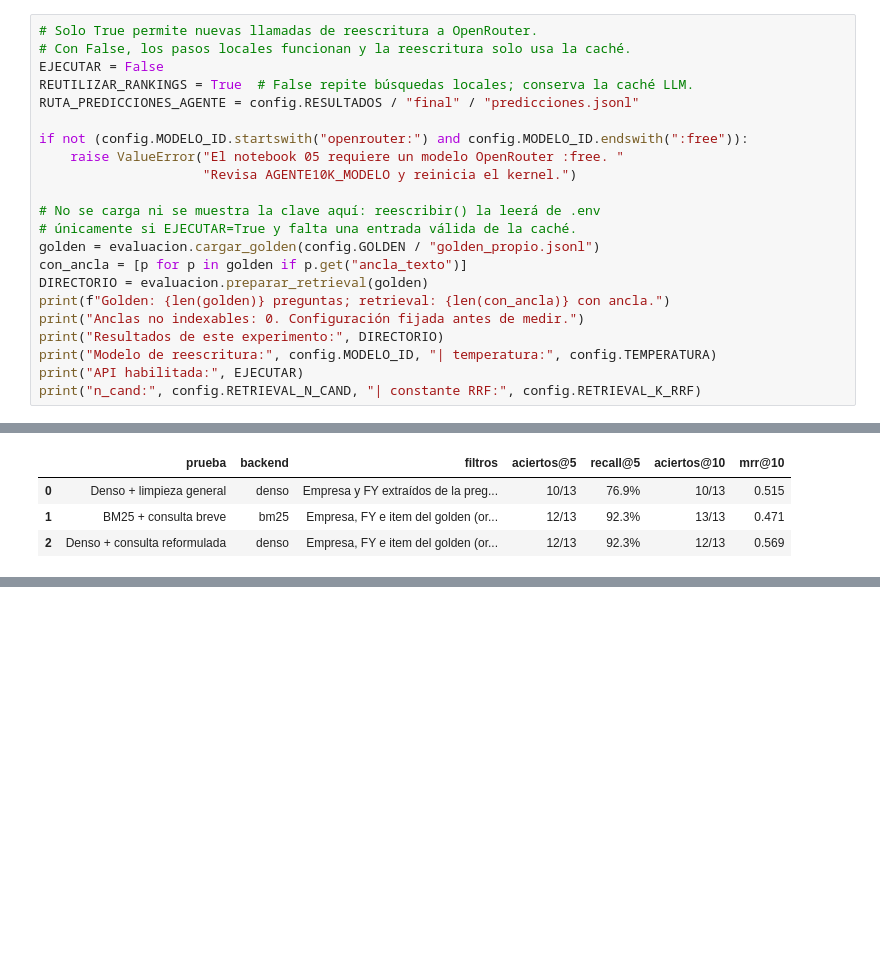
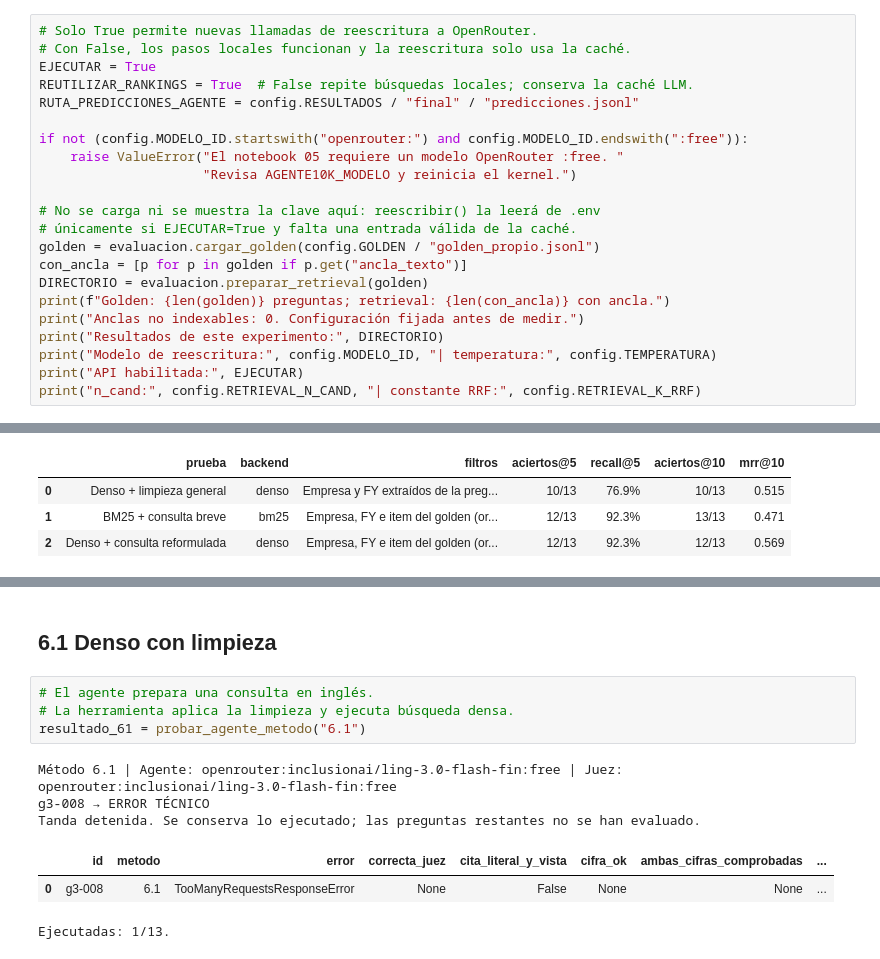
Before and after one commit to Romequinco/10k-financial-agent, a Jupyter notebook: notebooks/05_mejora_retrieval.ipynb, the cells around one changed output, grey strips where cells are left out. Saved outputs shown, nothing was run; the diff lists cells and outputs as text; blank space fills up the shorter version.

```diff
--- a/notebooks/05_mejora_retrieval.ipynb
+++ b/notebooks/05_mejora_retrieval.ipynb
@@ -29,7 +29,7 @@ Python: c:\Users\Fernando Dapena T\Desktop\Agentes\env_agentes\Scripts\python.ex
 # %%
 # Solo True permite nuevas llamadas de reescritura a OpenRouter.
 # Con False, los pasos locales funcionan y la reescritura solo usa la caché.
-EJECUTAR = False
+EJECUTAR = True
 REUTILIZAR_RANKINGS = True  # False repite búsquedas locales; conserva la caché LLM.
 RUTA_PREDICCIONES_AGENTE = config.RESULTADOS / "final" / "predicciones.jsonl"
 
@@ -525,0 +995,13 @@ Comparación de pruebas exploratorias: consulta manual y filtros indicados en ca
+# %% [markdown]
+## 6.1 Denso con limpieza
+# %%
+# El agente prepara una consulta en inglés.
+# La herramienta aplica la limpieza y ejecuta búsqueda densa.
+resultado_61 = probar_agente_metodo("6.1")
+# %% [output]
+Método 6.1 | Agente: openrouter:inclusionai/ling-3.0-flash-fin:free | Juez: openrouter:inclusionai/ling-3.0-flash-fin:free
+g3-008 → ERROR TÉCNICO
+Tanda detenida. Se conserva lo ejecutado; las preguntas restantes no se han evaluado.
+|  | id | metodo | error | correcta_juez | cita_literal_y_vista | cifra_ok | ambas_cifras_comprobadas | ... |
+| 0 | g3-008 | 6.1 | TooManyRequestsResponseError | None | False | None | None | ... |
+Ejecutadas: 1/13.
```
Also changed, not shown: parts of 15 cells of this notebook, 9 other files.
